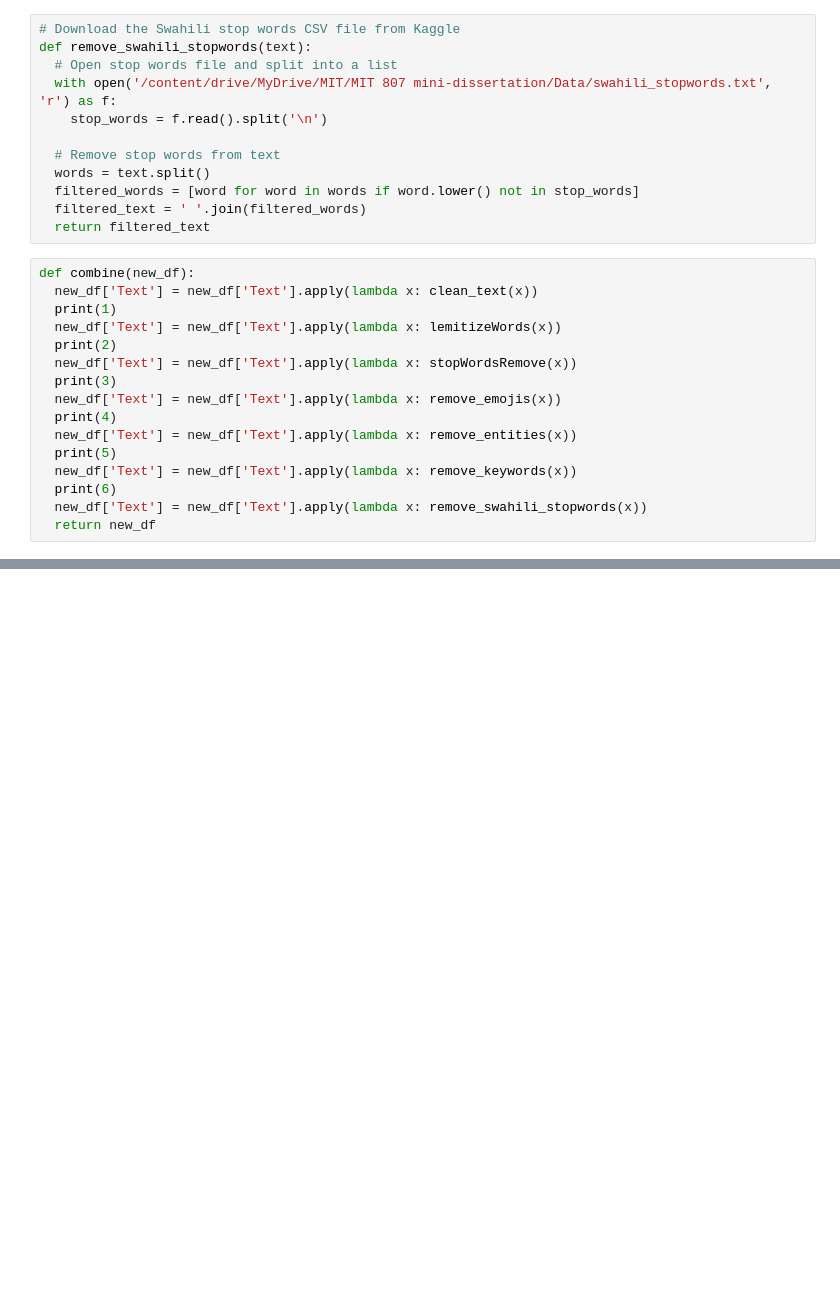
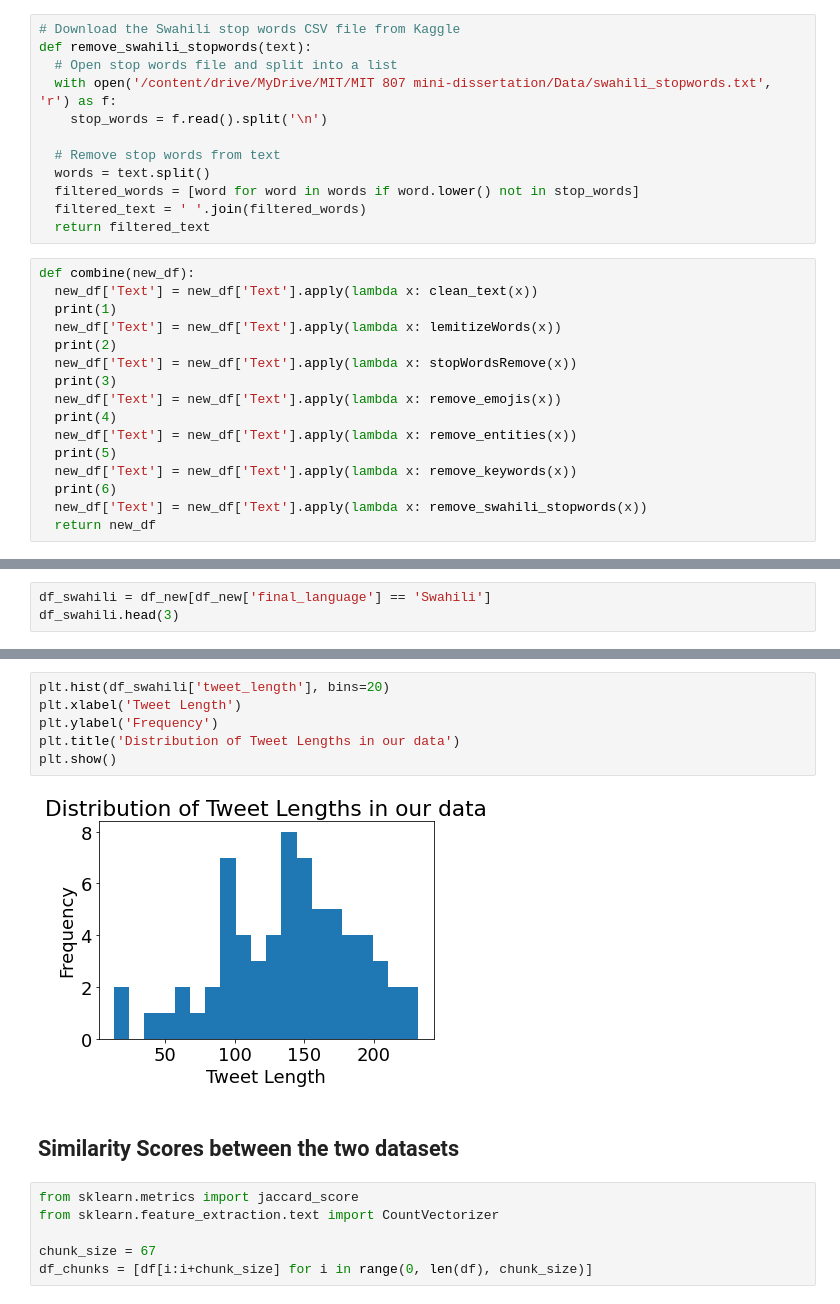
Before and after one commit to code-with-roz/Commuter_sentiment_analysis, a Jupyter notebook: Code/LID_supplementary_task.ipynb, the cells around one changed output, grey strips where cells are left out. Saved outputs shown, nothing was run; the diff lists cells and outputs as text; blank space fills up the shorter version.

```diff
--- a/Code/LID_supplementary_task.ipynb
+++ b/Code/LID_supplementary_task.ipynb
@@ -439,0 +499,3 @@ generate_wordcloud(" ".join(df_new['Text']))
+# %%
+df_swahili = df_new[df_new['final_language'] == 'Swahili']
+df_swahili.head(3)
@@ -439,0 +525,16 @@ generate_wordcloud(" ".join(df_new['Text']))
+# %%
+plt.hist(df_swahili['tweet_length'], bins=20)
+plt.xlabel('Tweet Length')
+plt.ylabel('Frequency')
+plt.title('Distribution of Tweet Lengths in our data')
+plt.show()
+# %% [output]
+[figure, added]
+# %% [markdown]
+## Similarity Scores between the two datasets
+# %%
+from sklearn.metrics import jaccard_score
+from sklearn.feature_extraction.text import CountVectorizer
+
+chunk_size = 67
+df_chunks = [df[i:i+chunk_size] for i in range(0, len(df), chunk_size)]
```
Also changed, not shown: parts of 22 cells of this notebook.
